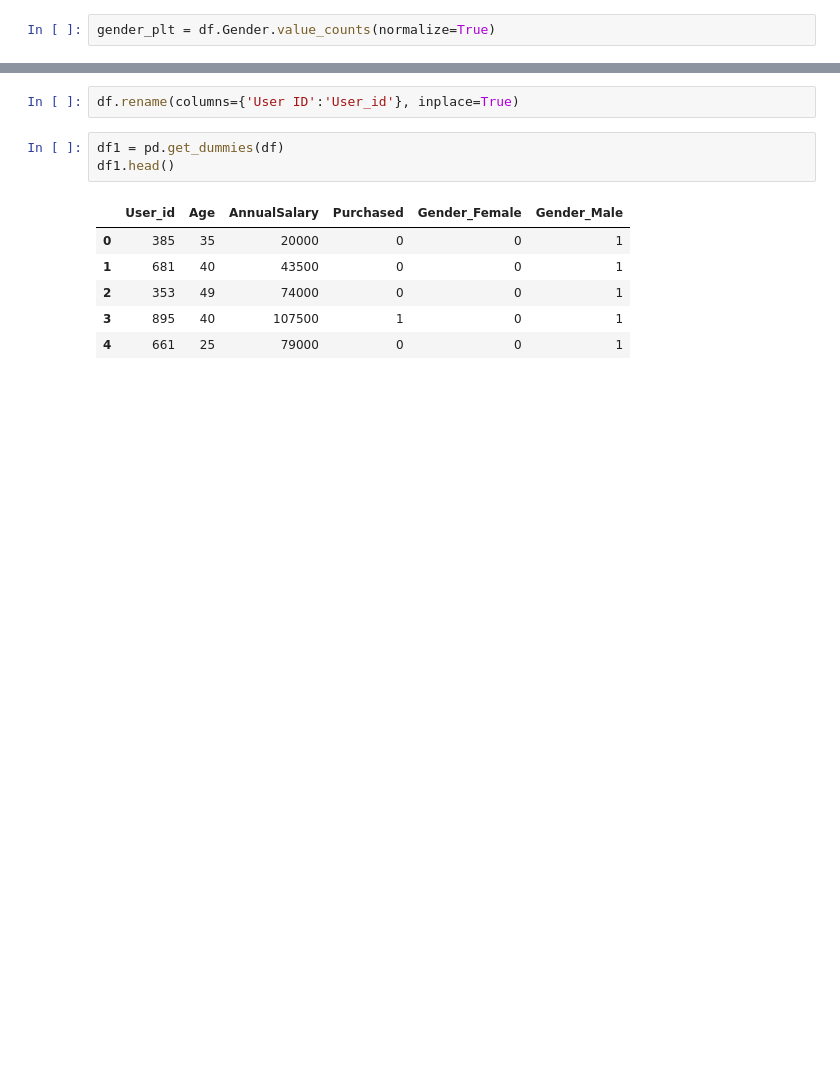
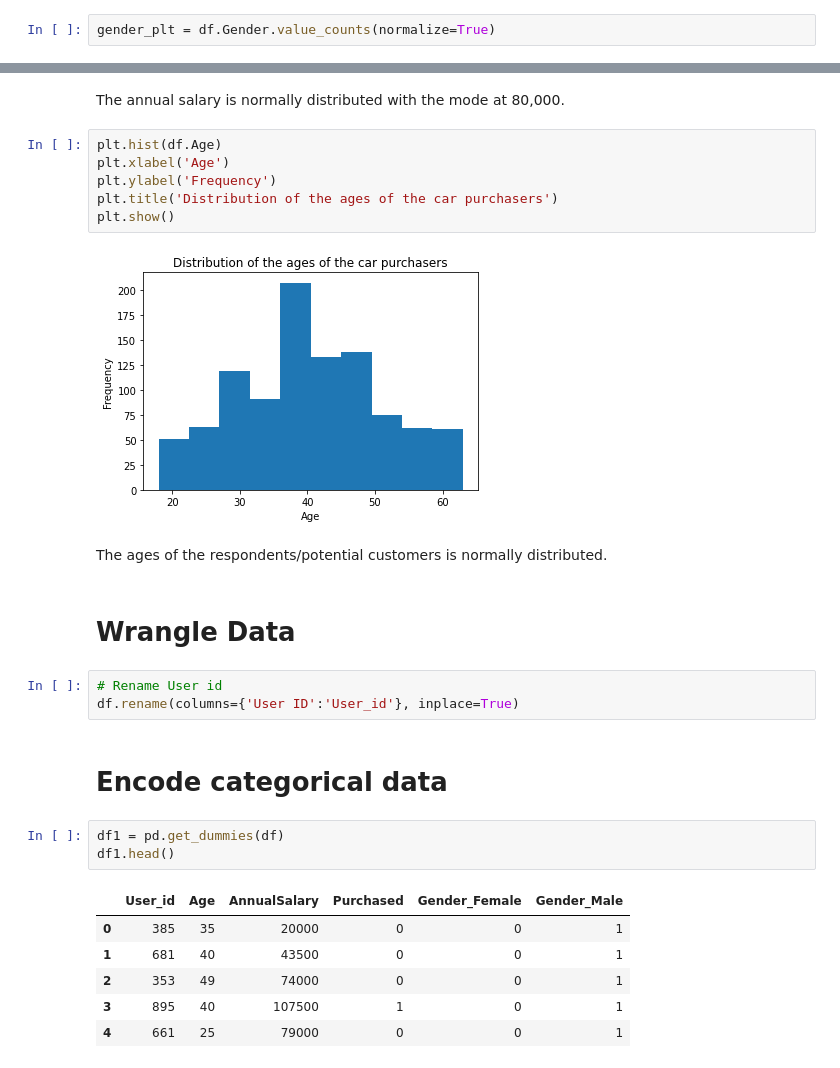
Before and after one commit to al-dayviid21/car_purchase_ml, a Jupyter notebook: Car_purchase.ipynb, the cells around one changed output, grey strips where cells are left out. Drawn from its saved outputs; the diff is of its cells as text; blank space fills up the shorter version.

```diff
--- a/Car_purchase.ipynb
+++ b/Car_purchase.ipynb
@@ -49,5 +80,22 @@ plt.bar(x=gender_plt.index, height=gender_plt.values);
+# %% [markdown]
+The annual salary is normally distributed with the mode at 80,000.
+# %%
+plt.hist(df.Age)
+plt.xlabel('Age')
+plt.ylabel('Frequency')
+plt.title('Distribution of the ages of the car purchasers')
+plt.show()
+# %% [output]
+[figure, added]
+# %% [markdown]
+The ages of the respondents/potential customers is normally distributed.
+# %% [markdown]
+# Wrangle Data
 # %%
+# Rename User id
 df.rename(columns={'User ID':'User_id'}, inplace=True)
+# %% [markdown]
+# Encode categorical data
 # %%
 df1 = pd.get_dummies(df)
 df1.head()
```
Also changed, not shown: parts of 50 cells of this notebook.
